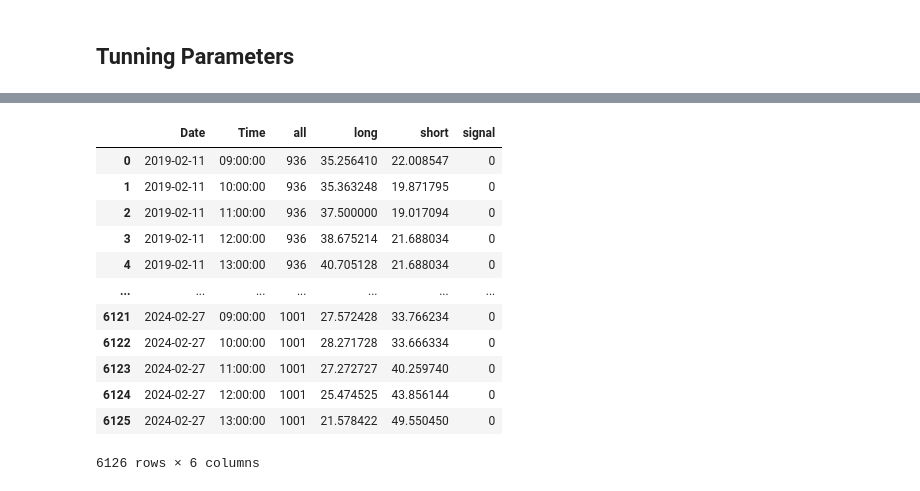
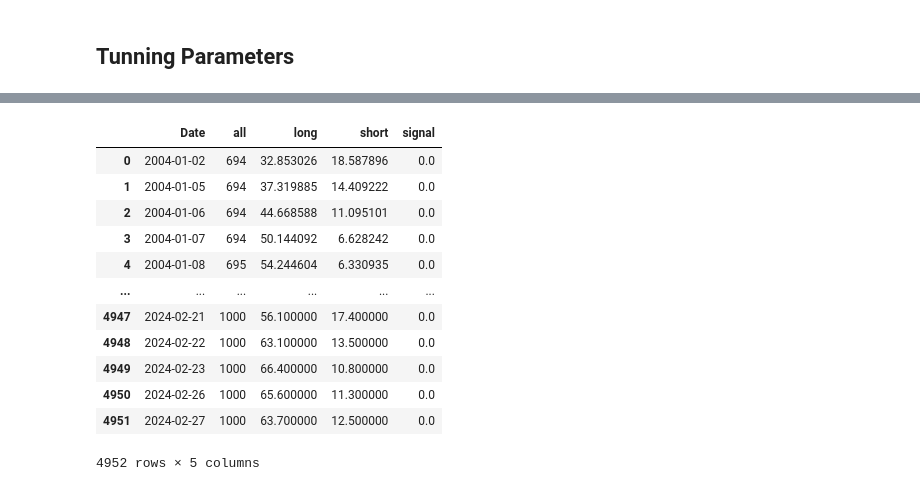
Before and after one commit to ss900405twtw/ultraXtrade, a Jupyter notebook: ma_cross/ma_cross.ipynb, the cells around one changed output, grey strips where cells are left out. Drawn from its saved outputs; the diff is of its cells as text; code cells hidden in the pictures.

Commit message:
ma_cross add L+O, minute data

```diff
--- a/ma_cross/ma_cross.ipynb
+++ b/ma_cross/ma_cross.ipynb
@@ -362,0 +450,11 @@ df_stock_上櫃_info
+# %%
+# fetch total 上櫃公司數量: {'上市櫃_num', '下市櫃_num', 'total_上市櫃_num'}
+result_df = df_stock_上市_info.add(df_stock_上櫃_info, fill_value=0)
+result_df = result_df.dropna()
+result_df["上市櫃_num"]  = result_df["上市_num"] + result_df["上櫃_num"]
+result_df["下市櫃_num"]  = result_df["下市_num"] + result_df["下櫃_num"]
+result_df["total_上市櫃_num"]  = result_df["total_上市_num"] + result_df["total_上櫃_num"]
+result_df.drop(columns=["上市_num", "上櫃_num", "下市_num", "下櫃_num", "total_上市_num", "total_上櫃_num"], inplace=True)
+result_df
+df_stock_上市櫃_info = result_df
+df_stock_上市櫃_info
@@ -375,7 +487,7 @@ if os.path.exists(my_sql_login_file) == True:
     db_name = db_config['db']
     engine = create_engine(f"mysql+pymysql://{db_config['user']}:{db_config['password']}@{db_config['host']}:{db_config['port']}/{db_name}")
 else:
-    print(f"{my_sql_login_file} does not exist!")
+    raise ValueError(f"{my_sql_login_file} does not exist!")
 # %% [output]
 logging to mySQL database
 # %%
@@ -438,8 +550,8 @@ hourly data: tw_stock_price_minute.pkl already exists!
 ## Tunning Parameters
 # %%
 # tunning parameters
-symbol_type = "L" # L: 上市, O: 上櫃
-frequency = "H" # H: hour, D: day
+symbol_type = "L" # L: 上市, O: 上櫃, L+O: 上市 + 上櫃
+frequency = "D" # M: minute, H: hour, D: day
 short_peroid = sp = 5
 mid_period = mp = 10
 long_period = lp = 20
@@ -464,7 +576,13 @@ elif symbol_type == "O":
     df_info = df_上櫃
     df_stock_num_info = df_stock_上櫃_info
     legal_start_date = '2006-01-01'
-
+elif symbol_type == "L+O":
+    all_stocks = stocks_02 | 上市_set | 下市_set | stocks_04 | 上櫃_set | 下櫃_set
+    df_info = df_上市櫃
+    df_stock_num_info = df_stock_上市櫃_info
+    legal_start_date = '2006-01-01'
+else:
+    raise ValueError(f'Invalid symbol_type: {symbol_type}!')
 
 if frequency == "D":
     pickle_file = "tw_stock_price_day.pkl"
@@ -475,6 +593,11 @@ elif frequency == "H":
     df_pickle = pd.read_pickle(pickle_file)
     df_stock_num_info = df_stock_num_info.resample('H').ffill()
     legal_start_date = '2019-02-01'
+elif frequency == "M":
+    df_stock_num_info = df_stock_num_info.resample('min').ffill()
+    legal_start_date = '2019-02-01'
+else:
+    raise ValueError(f'Invalid frequency: {frequency}!')
 
 print(f"Load {pickle_file}, stocks nums: {len(all_stocks)}, legal start date: {legal_start_date}")
 print(f"symbol_type: {symbol_type}, frequency: {frequency}, short_peroid: {sp}, mid_period: {mp}, long_period: {lp}")
@@ -482,6 +605,10 @@ print(f"symbol_type: {symbol_type}, frequency: {frequency}, short_peroid: {sp},
 # output info
 out_file_num = f"./{prefix}_{short_peroid}_{mid_period}_{long_period}_{symbol_type}_{frequency}_num.csv"
 out_file_percentage = f"./{prefix}_{sp}_{mp}_{lp}_{symbol_type}_{frequency}_percentage.csv"
+mc_file_num = f"./long_short_cross_{frequency}_num.csv"
+mc_file_percentage = f"./long_short_cross_{frequency}_percentage.csv"
 print(f"output file num: {out_file_num}")
 print(f"output file percentage: {out_file_percentage}")
+print(f"mc file num: {mc_file_num}")
+print(f"mc file percentage: {mc_file_percentage}")
 # %% [output]
@@ -569,28 +724,31 @@ time: 0.3201584815979004, stock_id: 3028, list: 2002-08-26, delist: 2024-02-27,
 # %%
 # 訊號輸出到檔案
+df = final_result.copy()
 df["Date"] = pd.to_datetime(df.index).date
-if frequency == "H":
+if frequency in ["H", "M"]:
     df["Time"] = pd.to_datetime(df.index).time
 
 df.reset_index(drop=True, inplace=True)
 column_order = [col for col in df if col not in ['all', 'long', 'short', 'signal']] + ['all', 'long', 'short', 'signal']
 df = df[column_order]
 df.to_csv(out_file_num, index=False)
+df.to_csv(mc_file_num, index=False)
 df['long'] = 100*df['long']/df['all']
 df['short'] = 100*df['short']/df['all']
 df.to_csv(out_file_percentage, index=False)
+df.to_csv(mc_file_percentage, index=False)
 df
 # %% [output]
-|  | Date | Time | all | long | short | signal |
-| 0 | 2019-02-11 | 09:00:00 | 936 | 35.256410 | 22.008547 | 0 |
-| 1 | 2019-02-11 | 10:00:00 | 936 | 35.363248 | 19.871795 | 0 |
-| 2 | 2019-02-11 | 11:00:00 | 936 | 37.500000 | 19.017094 | 0 |
-| 3 | 2019-02-11 | 12:00:00 | 936 | 38.675214 | 21.688034 | 0 |
-| 4 | 2019-02-11 | 13:00:00 | 936 | 40.705128 | 21.688034 | 0 |
-| ... | ... | ... | ... | ... | ... | ... |
-| 6121 | 2024-02-27 | 09:00:00 | 1001 | 27.572428 | 33.766234 | 0 |
-| 6122 | 2024-02-27 | 10:00:00 | 1001 | 28.271728 | 33.666334 | 0 |
-| 6123 | 2024-02-27 | 11:00:00 | 1001 | 27.272727 | 40.259740 | 0 |
-| 6124 | 2024-02-27 | 12:00:00 | 1001 | 25.474525 | 43.856144 | 0 |
-| 6125 | 2024-02-27 | 13:00:00 | 1001 | 21.578422 | 49.550450 | 0 |
+|  | Date | all | long | short | signal |
+| 0 | 2004-01-02 | 694 | 32.853026 | 18.587896 | 0.0 |
+| 1 | 2004-01-05 | 694 | 37.319885 | 14.409222 | 0.0 |
+| 2 | 2004-01-06 | 694 | 44.668588 | 11.095101 | 0.0 |
+| 3 | 2004-01-07 | 694 | 50.144092 | 6.628242 | 0.0 |
+| 4 | 2004-01-08 | 695 | 54.244604 | 6.330935 | 0.0 |
+| ... | ... | ... | ... | ... | ... |
+| 4947 | 2024-02-21 | 1000 | 56.100000 | 17.400000 | 0.0 |
+| 4948 | 2024-02-22 | 1000 | 63.100000 | 13.500000 | 0.0 |
+| 4949 | 2024-02-23 | 1000 | 66.400000 | 10.800000 | 0.0 |
+| 4950 | 2024-02-26 | 1000 | 65.600000 | 11.300000 | 0.0 |
+| 4951 | 2024-02-27 | 1000 | 63.700000 | 12.500000 | 0.0 |
-6126 rows × 6 columns
+4952 rows × 5 columns
```
Also changed, not shown: parts of 11 cells of this notebook, 1 other file.
